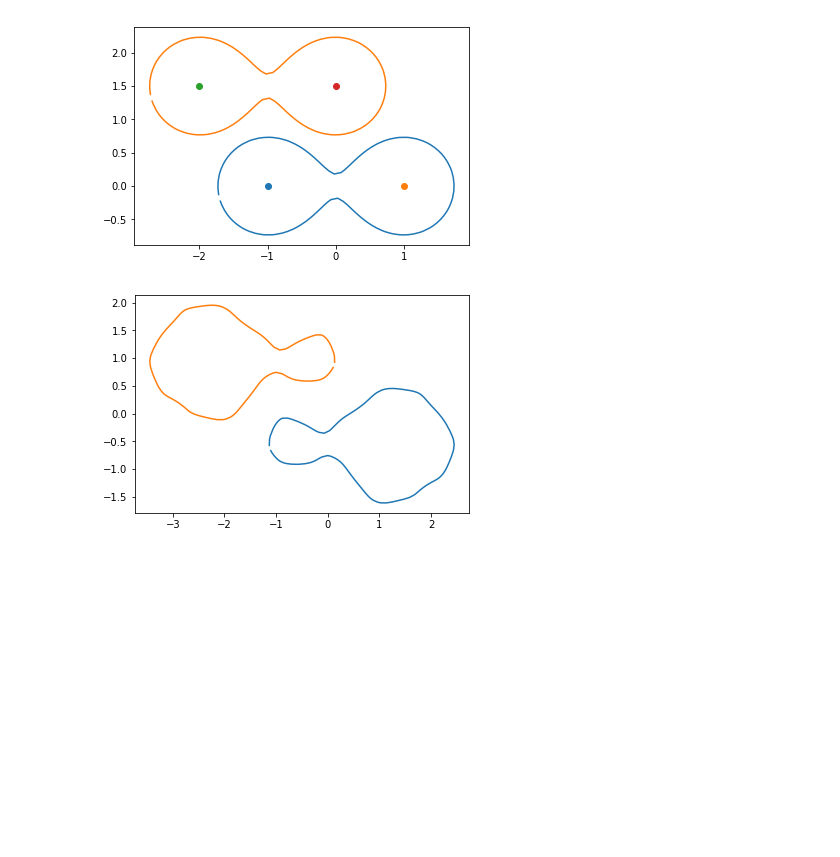
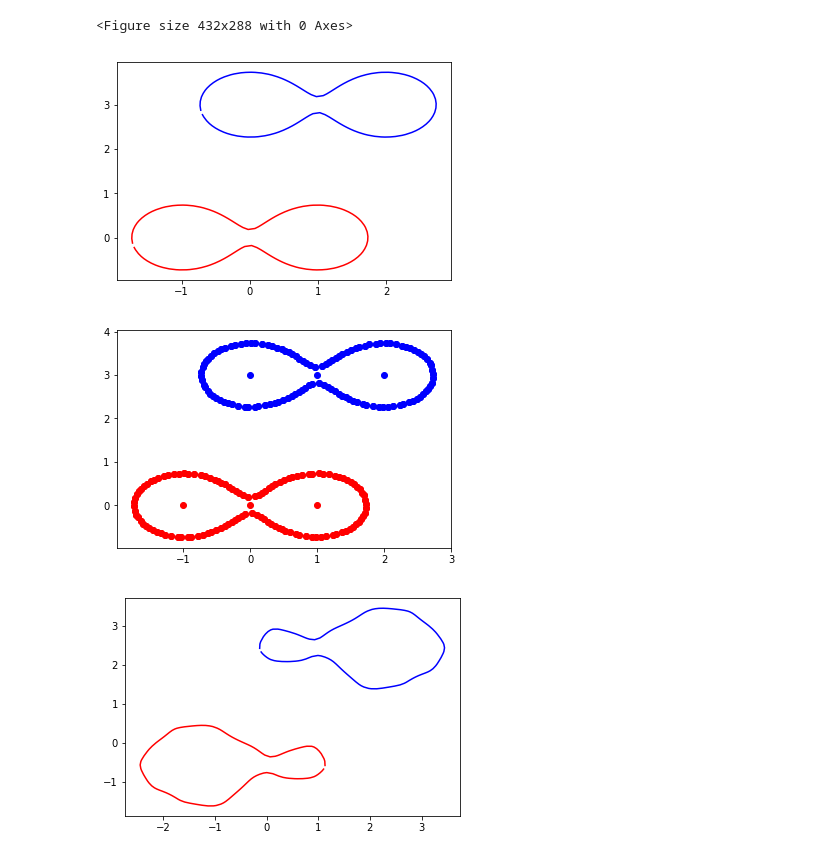
Before and after one commit to RosaKow/Masterthesis, a Jupyter notebook: notebooks/Matching_Nuts-Multi.ipynb, the cells around one changed output. Cells and saved outputs as stored; diff of their text form; code cells hidden in the pictures; blank space fills up the shorter version.

Commit message:
generate translated nuts data

```diff
--- a/notebooks/Matching_Nuts-Multi.ipynb
+++ b/notebooks/Matching_Nuts-Multi.ipynb
@@ -27,19 +23,51 @@ target = data.target
-# %%
-gd0 = [data.modules[i].manifold[1].gd.view(-1,2) for i in range(2)]
-gd1 = [data.modules[i].manifold[2].gd.view(-1,2) for i in range(2)]
-
-plt.figure()
-for i in range(2):
-    plt.plot(source[i].detach().numpy()[:,0], source[i].detach().numpy()[:,1])
-    plt.scatter(gd0[i].detach().numpy()[:,0],gd0[i].detach().numpy()[:,1])
-    plt.scatter(gd1[i].detach().numpy()[:,0],gd1[i].detach().numpy()[:,1])
-
-plt.figure()
-plt.plot(target[0].detach().numpy()[:,0], target[0].detach().numpy()[:,1])
-plt.plot(target[1].detach().numpy()[:,0], target[1].detach().numpy()[:,1])
-
-plt.show()
-# %% [output]
-[figure, removed]
-[figure, removed]
+# %%
+data1 = regdata.Nut_translated(source_transvec=[0.,0.], target_transvec=[0.,0.], reflect_target=-1.)
+data1()
+data2 = regdata.Nut_translated(source_transvec=[1.,3.], target_transvec=[1.,3.], reflect_target=1.)
+data2()
+source = [*data1.source, *data2.source]
+target = [*data1.target, *data2.target]
+module_list = [*data1.modules, *data2.modules]
+reduce_background = False
+# %%
+plt.figure()
+c = ['r', 'b']
+for i in range(2):
+    plt.figure()
+    plt.plot(source[i].detach().numpy()[:,0], source[i].detach().numpy()[:,1], c=c[i])
+    for j in range(5):
+        plt.scatter(module_list[i][j].manifold.gd.view(-1,2).detach().numpy()[:,0],module_list[i][j].manifold.gd.view(-1,2).detach().numpy()[:,1], c=c[i])
+
+    plt.plot(target[i].detach().numpy()[:,0], target[i].detach().numpy()[:,1], c=c[i])
+
+
+    for gd in module_list[i].manifold.gd:
+        plt.scatter(gd.view(-1,2).detach().numpy()[:,0],gd.view(-1,2).detach().numpy()[:,1], c='r')
+    for gd in module_list[i].manifold.gd:
+        plt.scatter(gd.view(-1,2).detach().numpy()[:,0],gd.view(-1,2).detach().numpy()[:,1], c='b')
+
+plt.show()
+# %%
+plt.figure()
+c = ['r', 'b']
+
+plt.figure()
+for i in range(2):
+    plt.plot(source[i].detach().numpy()[:,0], source[i].detach().numpy()[:,1], c=c[i])
+
+plt.figure()
+for i in range(2):
+    for j in range(5):
+        plt.scatter(module_list[i][j].manifold.gd.view(-1,2).detach().numpy()[:,0],module_list[i][j].manifold.gd.view(-1,2).detach().numpy()[:,1], c=c[i])
+
+plt.figure()
+for i in range(2):
+    plt.plot(target[i].detach().numpy()[:,0], target[i].detach().numpy()[:,1], c=c[i])
+
+plt.show()
+# %% [output]
+<Figure size 432x288 with 0 Axes>
+[figure, added]
+[figure, added]
+[figure, added]
 # %%
```
Also changed, not shown: parts of 7 cells of this notebook, 5 other files.
